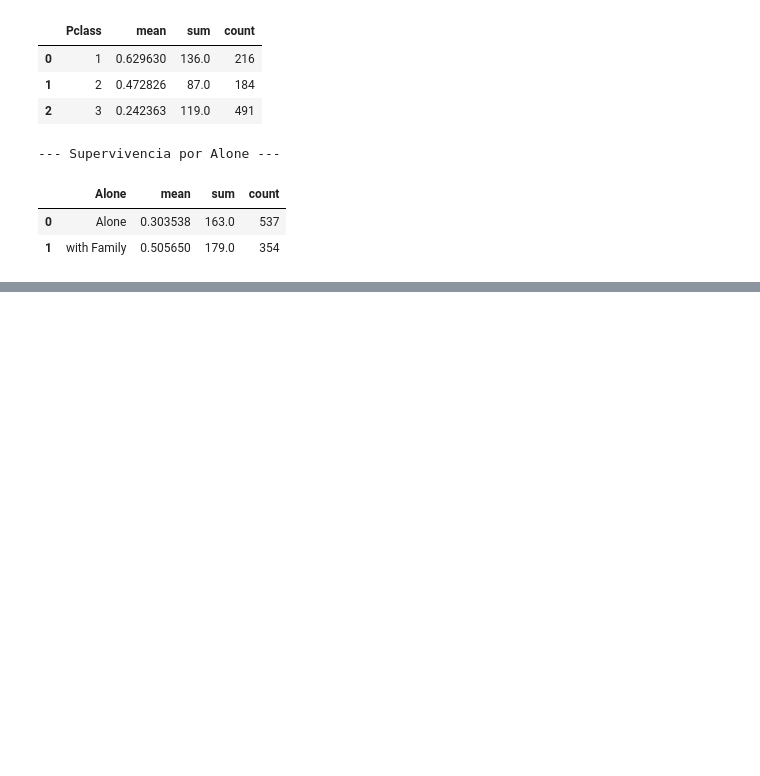
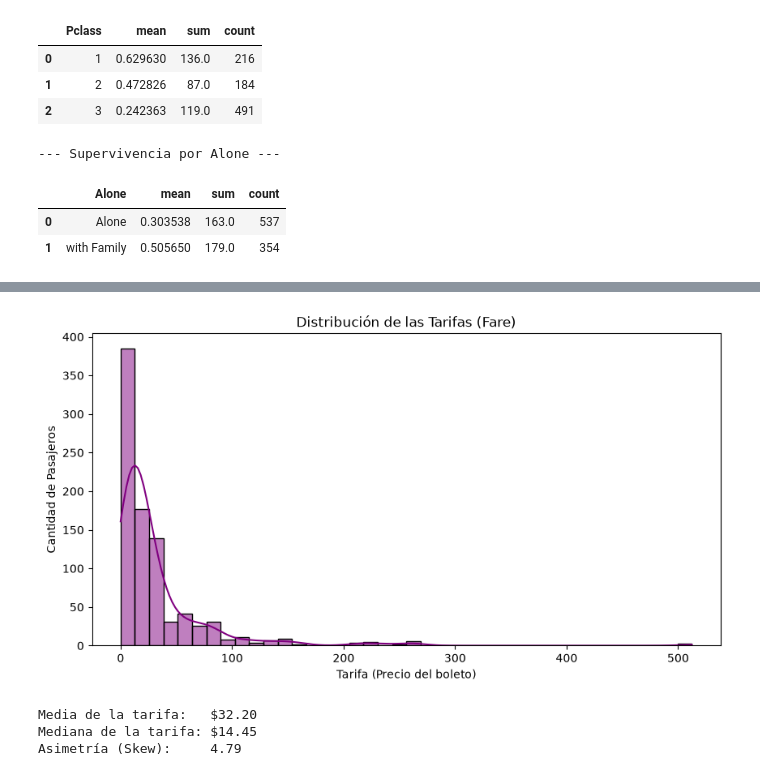
Before and after one commit to LuiscTez/proyecto_ciencia_de_datos, a Jupyter notebook: notebooks/02_exploracion.ipynb, the cells around one changed output, grey strips where cells are left out. Cells and saved outputs as stored; diff of their text form; code cells hidden in the pictures; blank space fills up the shorter version.

```diff
--- a/notebooks/02_exploracion.ipynb
+++ b/notebooks/02_exploracion.ipynb
@@ -819,0 +898,25 @@ display(survival_by_alone)
+# %%
+import matplotlib.pyplot as plt
+import seaborn as sns
+
+# 1. Histograma con KDE
+plt.figure(figsize=(10, 5))
+sns.histplot(df_consolidated['Fare'], kde=True, bins=40, color='purple')
+plt.title('Distribución de las Tarifas (Fare)')
+plt.xlabel('Tarifa (Precio del boleto)')
+plt.ylabel('Cantidad de Pasajeros')
+plt.show()
+
+# 2. Cálculos estadísticos
+media = df_consolidated['Fare'].mean()
+mediana = df_consolidated['Fare'].median()
+asimetria = df_consolidated['Fare'].skew()
+
+print(f"Media de la tarifa:   ${media:.2f}")
+print(f"Mediana de la tarifa: ${mediana:.2f}")
+print(f"Asimetría (Skew):     {asimetria:.2f}")
+# %% [output]
+[figure, added]
+Media de la tarifa:   $32.20
+Mediana de la tarifa: $14.45
+Asimetría (Skew):     4.79
```
Also changed, not shown: parts of 6 cells of this notebook, 2 other files.
